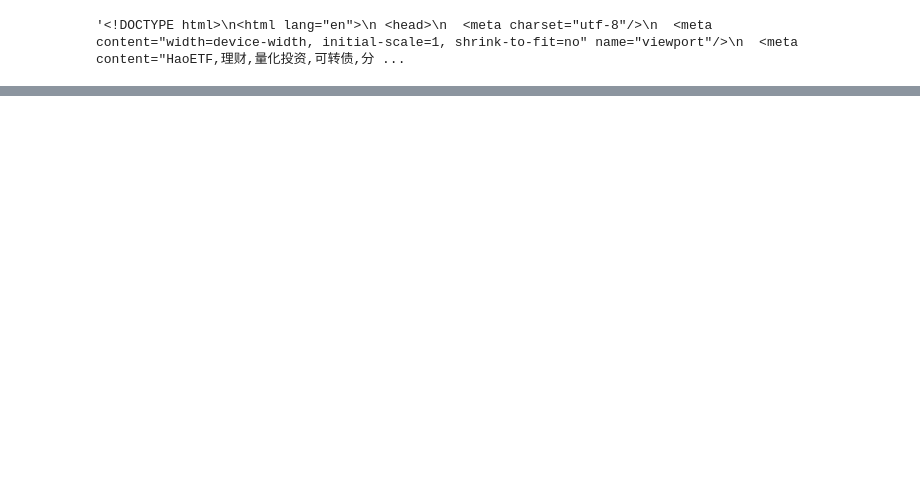
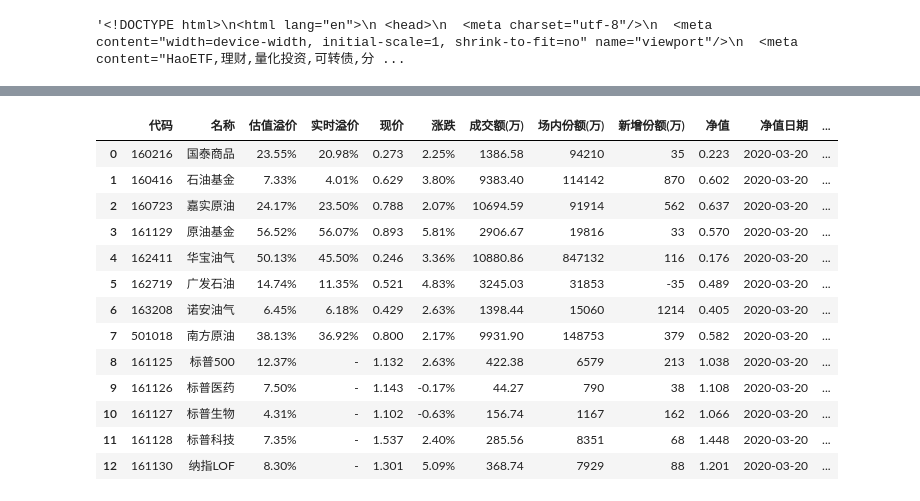
Before and after one commit to chinnsyouki/learnPython, a Jupyter notebook: 07-用python爬虫获取原油基金溢价率数据.ipynb, the cells around one changed output, grey strips where cells are left out. Saved outputs shown, nothing was run; the diff lists cells and outputs as text; code cells hidden in the pictures; blank space fills up the shorter version.

```diff
--- a/07-用python爬虫获取原油基金溢价率数据.ipynb
+++ b/07-用python爬虫获取原油基金溢价率数据.ipynb
@@ -70,3 +118,24 @@ tr_list
   '95.00%',
   '500']]
+# %%
+#创建表
+table = pd.DataFrame(tr_list,columns=thead_list)
+
+
+table
+# %% [output]
+|  | 代码 | 名称 | 估值溢价 | 实时溢价 | 现价 | 涨跌 | 成交额(万) | 场内份额(万) | 新增份额(万) | 净值 | 净值日期 | ... |
+| 0 | 160216 | 国泰商品 | 23.55% | 20.98% | 0.273 | 2.25% | 1386.58 | 94210 | 35 | 0.223 | 2020-03-20 | ... |
+| 1 | 160416 | 石油基金 | 7.33% | 4.01% | 0.629 | 3.80% | 9383.40 | 114142 | 870 | 0.602 | 2020-03-20 | ... |
+| 2 | 160723 | 嘉实原油 | 24.17% | 23.50% | 0.788 | 2.07% | 10694.59 | 91914 | 562 | 0.637 | 2020-03-20 | ... |
+| 3 | 161129 | 原油基金 | 56.52% | 56.07% | 0.893 | 5.81% | 2906.67 | 19816 | 33 | 0.570 | 2020-03-20 | ... |
+| 4 | 162411 | 华宝油气 | 50.13% | 45.50% | 0.246 | 3.36% | 10880.86 | 847132 | 116 | 0.176 | 2020-03-20 | ... |
+| 5 | 162719 | 广发石油 | 14.74% | 11.35% | 0.521 | 4.83% | 3245.03 | 31853 | -35 | 0.489 | 2020-03-20 | ... |
+| 6 | 163208 | 诺安油气 | 6.45% | 6.18% | 0.429 | 2.63% | 1398.44 | 15060 | 1214 | 0.405 | 2020-03-20 | ... |
+| 7 | 501018 | 南方原油 | 38.13% | 36.92% | 0.800 | 2.17% | 9931.90 | 148753 | 379 | 0.582 | 2020-03-20 | ... |
+| 8 | 161125 | 标普500 | 12.37% | - | 1.132 | 2.63% | 422.38 | 6579 | 213 | 1.038 | 2020-03-20 | ... |
+| 9 | 161126 | 标普医药 | 7.50% | - | 1.143 | -0.17% | 44.27 | 790 | 38 | 1.108 | 2020-03-20 | ... |
+| 10 | 161127 | 标普生物 | 4.31% | - | 1.102 | -0.63% | 156.74 | 1167 | 162 | 1.066 | 2020-03-20 | ... |
+| 11 | 161128 | 标普科技 | 7.35% | - | 1.537 | 2.40% | 285.56 | 8351 | 68 | 1.448 | 2020-03-20 | ... |
+| 12 | 161130 | 纳指LOF | 8.30% | - | 1.301 | 5.09% | 368.74 | 7929 | 88 | 1.201 | 2020-03-20 | ... |
 # %%
```
Also changed, not shown: parts of 8 cells of this notebook, 1 other file.
